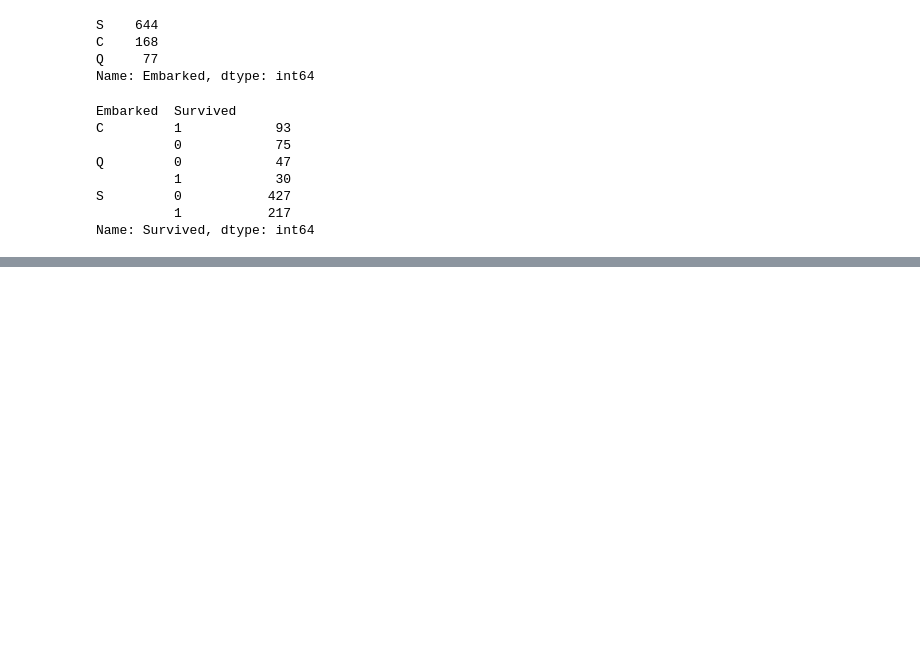
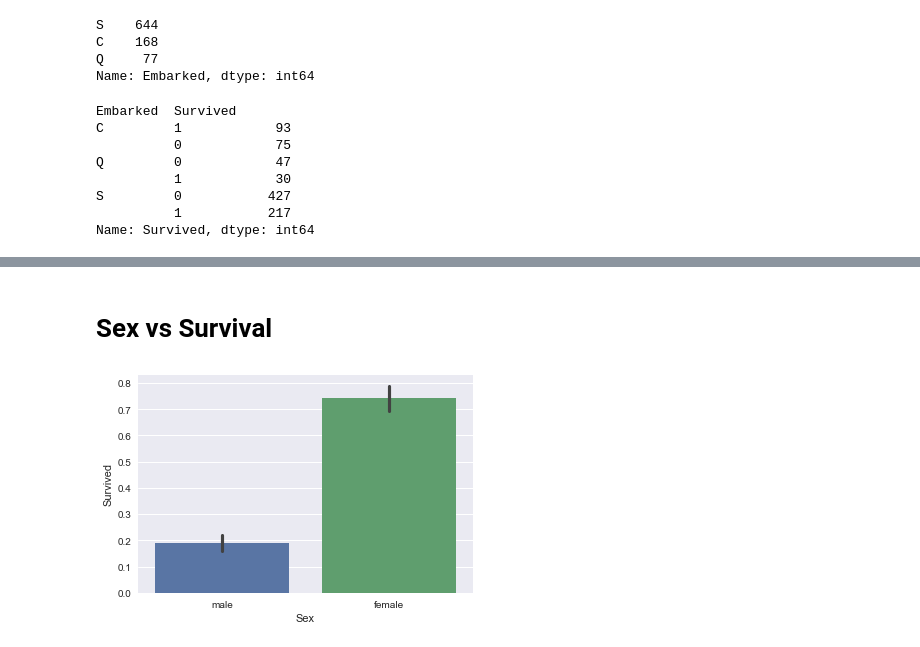
Before and after one commit to Gurjeetkaur31/Titanic_Survival, a Jupyter notebook: Titanic_Survival.ipynb, the cells around one changed output, grey strips where cells are left out. Drawn from its saved outputs; the diff is of its cells as text; code cells hidden in the pictures; blank space fills up the shorter version.

```diff
--- a/Titanic_Survival.ipynb
+++ b/Titanic_Survival.ipynb
@@ -384,0 +421,7 @@ Name: Survived, dtype: int64
+# %% [markdown]
+# Sex vs Survival
+# %%
+sns.barplot(x='Sex', y='Survived', data=df)
+sns.despine()
+# %% [output]
+[figure, added]
```
Also changed, not shown: parts of 35 cells of this notebook.
